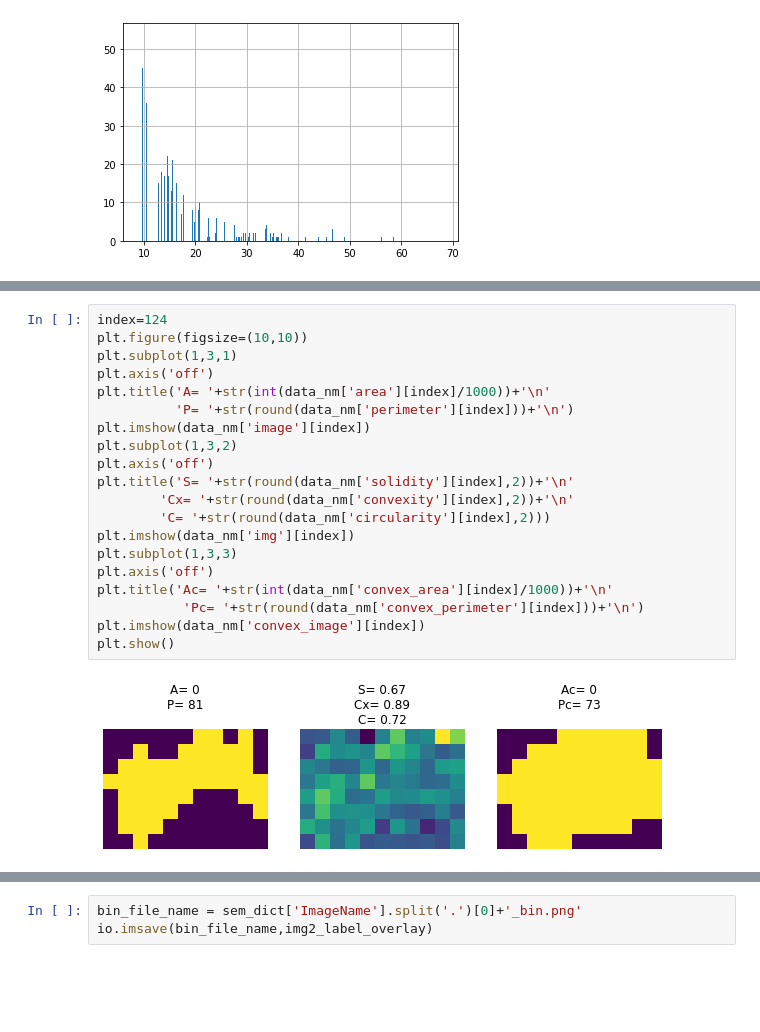
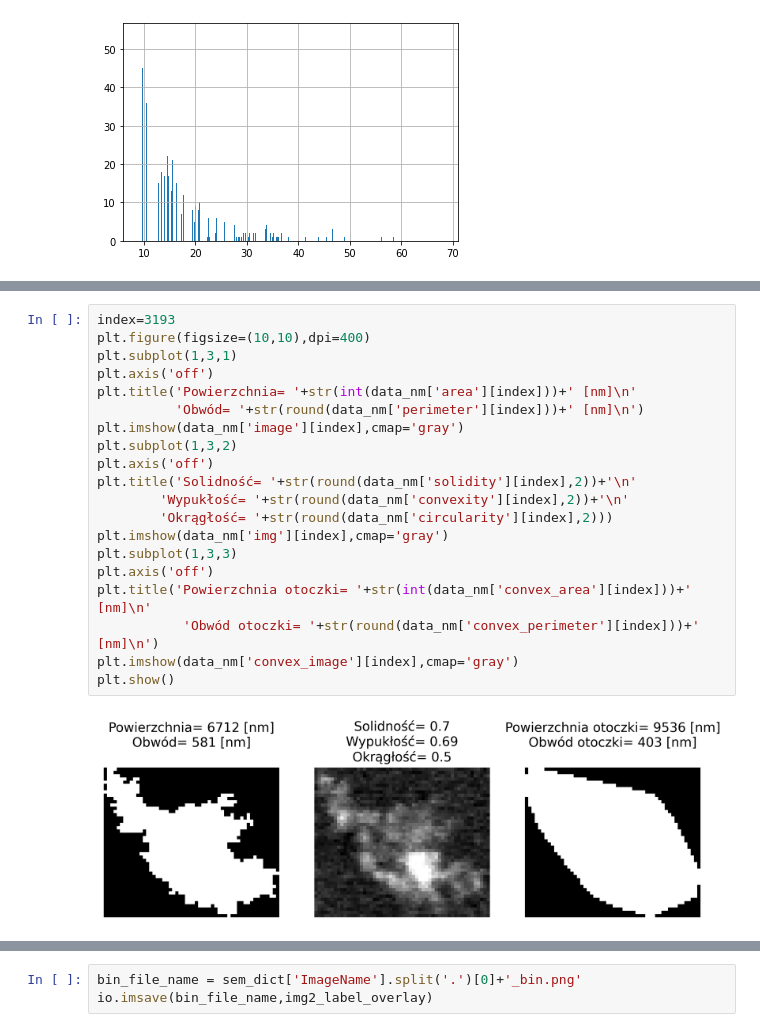
Before and after one commit to kozz84/Image-analysis, a Jupyter notebook: Image_analysis_2.ipynb, the cells around one changed output, grey strips where cells are left out. Drawn from its saved outputs; the diff is of its cells as text; blank space fills up the shorter version.

```diff
--- a/Image_analysis_2.ipynb
+++ b/Image_analysis_2.ipynb
@@ -364,25 +389,25 @@ data_nm['equivalent_diameter'].hist(bins=1000)
 # %%
-index=124
-plt.figure(figsize=(10,10))
+index=3193
+plt.figure(figsize=(10,10),dpi=400)
 plt.subplot(1,3,1)
 plt.axis('off')
-plt.title('A= '+str(int(data_nm['area'][index]/1000))+'\n'
-          'P= '+str(round(data_nm['perimeter'][index]))+'\n')
-plt.imshow(data_nm['image'][index])
+plt.title('Powierzchnia= '+str(int(data_nm['area'][index]))+' [nm]\n'
+          'Obwód= '+str(round(data_nm['perimeter'][index]))+' [nm]\n')
+plt.imshow(data_nm['image'][index],cmap='gray')
 plt.subplot(1,3,2)
 plt.axis('off')
-plt.title('S= '+str(round(data_nm['solidity'][index],2))+'\n'
-        'Cx= '+str(round(data_nm['convexity'][index],2))+'\n'
-        'C= '+str(round(data_nm['circularity'][index],2)))
-plt.imshow(data_nm['img'][index])
+plt.title('Solidność= '+str(round(data_nm['solidity'][index],2))+'\n'
+        'Wypukłość= '+str(round(data_nm['convexity'][index],2))+'\n'
+        'Okrągłość= '+str(round(data_nm['circularity'][index],2)))
+plt.imshow(data_nm['img'][index],cmap='gray')
 plt.subplot(1,3,3)
 plt.axis('off')
-plt.title('Ac= '+str(int(data_nm['convex_area'][index]/1000))+'\n'
-           'Pc= '+str(round(data_nm['convex_perimeter'][index]))+'\n')
-plt.imshow(data_nm['convex_image'][index])
+plt.title('Powierzchnia otoczki= '+str(int(data_nm['convex_area'][index]))+' [nm]\n'
+           'Obwód otoczki= '+str(round(data_nm['convex_perimeter'][index]))+' [nm]\n')
+plt.imshow(data_nm['convex_image'][index],cmap='gray')
 plt.show()
 # %% [output]
-[figure, old version]
+[figure, new version]
 # %%
 bins = np.arange(0, 1, 0.02)
 plt.figure(figsize=(20,5))
```
Also changed, not shown: parts of 7 cells of this notebook.
